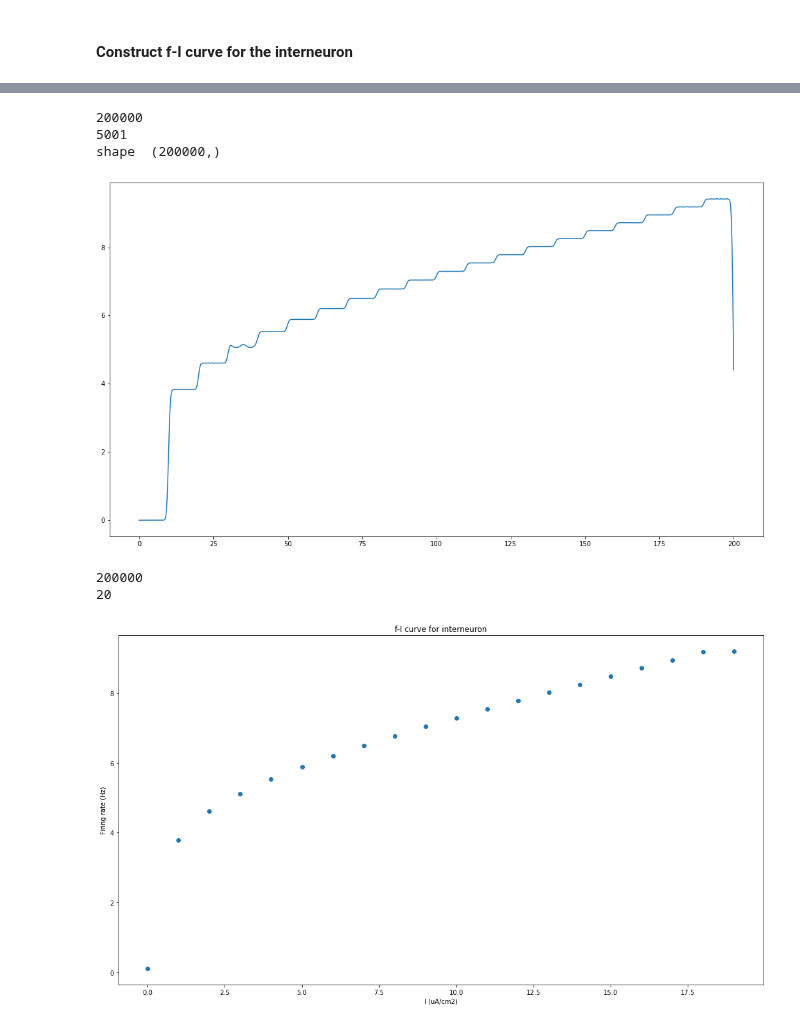
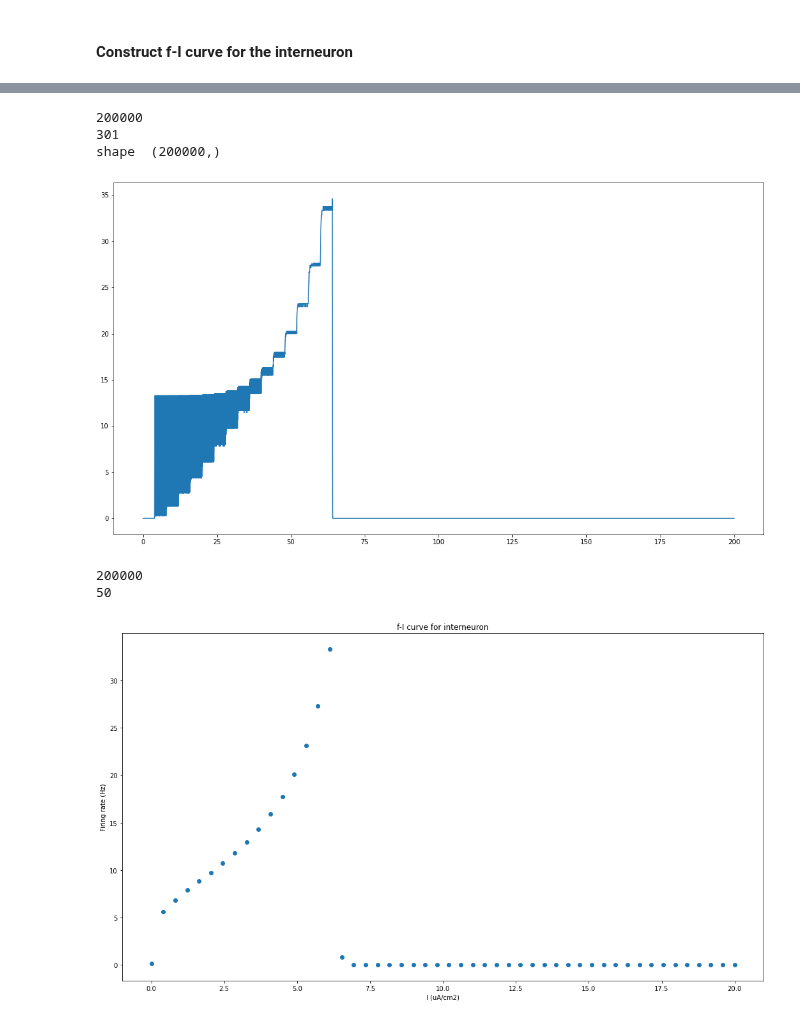
Before and after one commit to tiny-infinity/GridCellsCopy, a Jupyter notebook: analysis/notebooks/theta_analysis/single_interneuron.ipynb, the cells around one changed output, grey strips where cells are left out. Saved outputs shown, nothing was run; the diff lists cells and outputs as text; code cells hidden in the pictures.

```diff
--- a/analysis/notebooks/theta_analysis/single_interneuron.ipynb
+++ b/analysis/notebooks/theta_analysis/single_interneuron.ipynb
@@ -124,13 +124,14 @@ del rec_v, rec_t,rec_i,spike_times,nc,ic
 # %% [markdown]
 #### Construct f-I curve for the interneuron
 # %%
+
 sample_intrnrn = interneuron.Interneuron(2)
 
 sf_area = sample_intrnrn.soma(0.5).area()
 print("area in cm2 : ",sf_area*1e-8)
 i_na = 1
 print("current density in ua/cm2 : ", i_na*1e-3/sf_area)
-curr_amp_list = [(i)*1e-3 for i in range(0,20,1)]
+curr_amp_list = np.linspace(0,20,50)
 print(np.shape(curr_amp_list))
 sigma_ms = 1000
 T, num_steps = 200,200000
@@ -141,8 +142,9 @@ ic = h.IClamp(sample_intrnrn.soma(0.5))
 ic.dur = 1e9
 curr_amp = np.zeros(len(time_arr))
 print(np.shape(curr_amp))
-for i in range(0,20,1):
-    curr_amp[i*10000:(i*10000)+10000] = curr_amp_list[i]
+for i in range(0,50,1):
+
+    curr_amp[i*4000:(i*4000)+4000] = curr_amp_list[i]*1e-2
 
 curr_vec = h.Vector(curr_amp)
 
@@ -161,7 +163,7 @@ fig,ax=plt.subplots(3,1,figsize=(22,12))
 ax[0].plot(rec_t, rec_v)
 ax[1].plot(rec_t, rec_i)
 ax[2].eventplot(spike_times)
-ax[0].set_xlim(0,200000)
+ax[0].set_xlim(10000,15000)
 plt.show()
 # %% [output]
 area in cm2 :  1.0005072145190424e-06
@@ -172,31 +174,31 @@ current density in ua/cm2 :  9.994930426171028e-06
 # %%
 np_spike_times=np.array(spike_times.to_python())
 
 binned_spks = a_utils.bin_spike_ms([spike_times,spike_times],sim_dur=200000)
-firing_rate = a_utils.instant_rate(spike_train=spike_times,sim_dur=200000,stdev=500) * 1000
-test_rate = firing_rate_from_binary(binned_spks[0],sigma_ms=500)
+firing_rate = a_utils.instant_rate(spike_train=spike_times,sim_dur=200000,stdev=30)*1000
+test_rate = firing_rate_from_binary(binned_spks[0],sigma_ms=30)
 print("shape ", np.shape(test_rate))
 plt.figure(figsize=(18,10))
 plt.plot(time_arr,firing_rate)
 plt.show()
 print(len(firing_rate))
 mean_list=[]
-for i in range(20):
-    mean_list.append(np.mean(firing_rate[i*10000:(i*10000)+10000]))
+for i in range(50):
+    mean_list.append(np.mean(firing_rate[i*4000:(i*4000)+4000]))
 
-i_list = [i for i in range(20)]
+i_list = [i for i in range(50)]
 print(len(mean_list))
 plt.figure(figsize=(18,10))
 plt.title("f-I curve for interneuron")
 plt.xlabel("I (uA/cm2)")
 plt.ylabel("Firing rate (Hz)")
-plt.scatter(i_list,mean_list)
+plt.scatter(curr_amp_list,mean_list)
 plt.show()
 # %% [output]
 200000
-5001
+301
 shape  (200000,)
-[figure, old version]
+[figure, new version]
 200000
-20
+50
-[figure, old version]
+[figure, new version]
```
Also changed, not shown: parts of 2 cells of this notebook, 2 other files.
